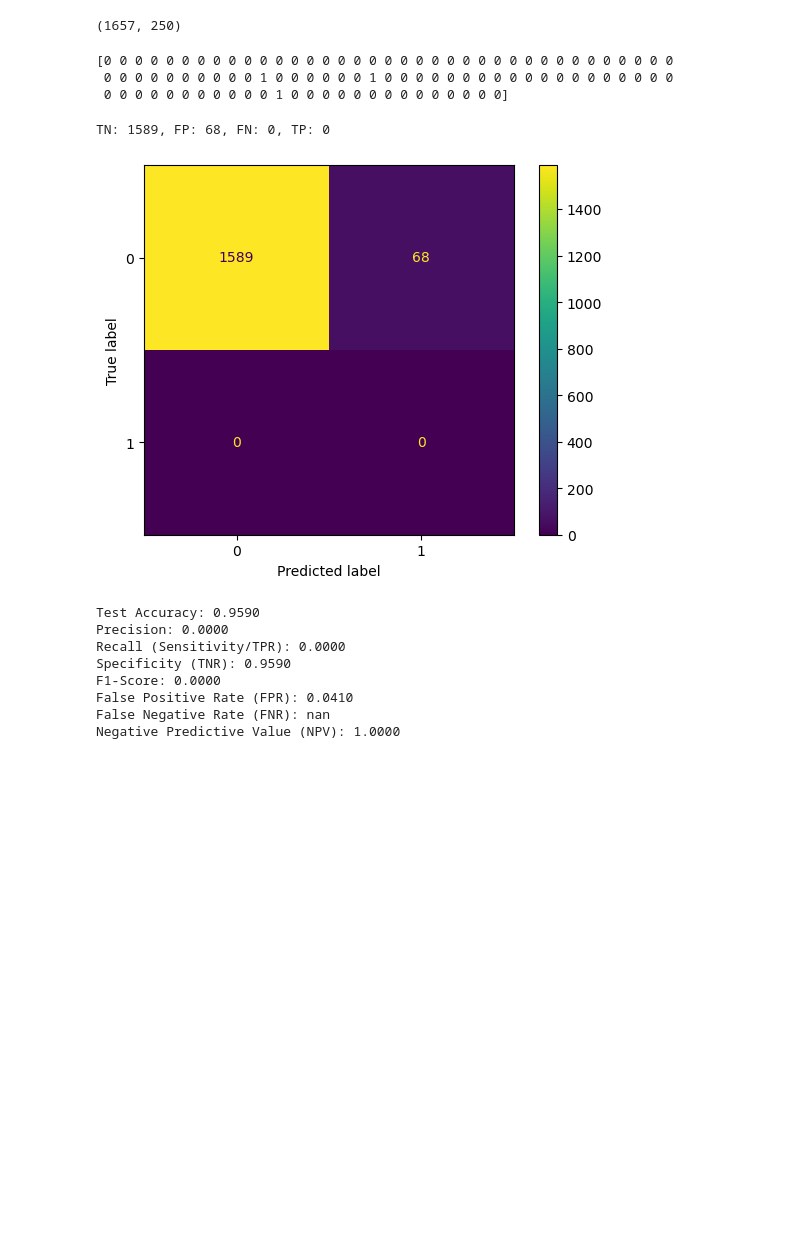
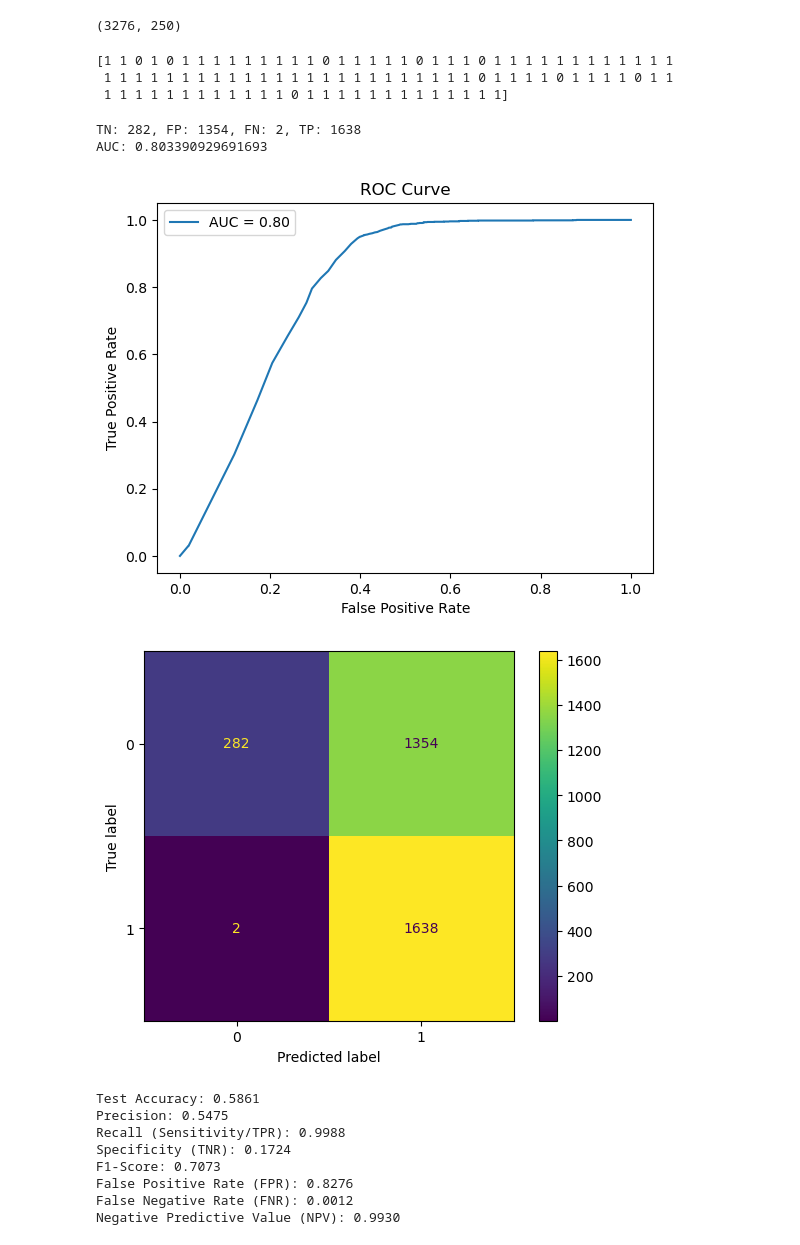
Before and after one commit to Tapiwamaz/HonoursResearch, a Jupyter notebook: Notebooks/Evaluations.ipynb, the cells around one changed output. Drawn from its saved outputs; the diff is of its cells as text; code cells hidden in the pictures; blank space fills up the shorter version.

```diff
--- a/Notebooks/Evaluations.ipynb
+++ b/Notebooks/Evaluations.ipynb
@@ -2,4 +2,4 @@
 import tensorflow as tf
 import numpy as np
 
-encoder = tf.keras.models.load_model("../Models/encoder_250_dropout_wmse.keras")
+encoder = tf.keras.models.load_model("../Models/Decoder/encoder_classifier.keras")
@@ -14,6 +6,8 @@ To enable the following instructions: AVX2 FMA, in other operations, rebuild Ten
 # %%
-X = np.load("../Data/LPS/sal_rand_x.npy")
-# Y = np.load("../Data/LPS/sal-lps-150-1500(labeled)_fulltest_labels.npy")
+# X = np.load("../Data/LPS/sal_rand_x.npy")
+X = np.load("../Data/LPS/sal-lps-150-1500(labeled)_fulltest_data.npy")
+
+Y = np.load("../Data/LPS/sal-lps-150-1500(labeled)_fulltest_labels.npy")
 # X = np.load("../Data/LPS/sal-lps-150-1500(labeled)_data.npy")
 # Y = np.load("../Data/LPS/sal-lps-150-1500(labeled)_labels.npy")
 X = encoder.predict(X)
@@ -25,20 +17,20 @@ del encoder
 # %%
 print(X.shape)
-classifier = tf.keras.models.load_model("../Models/classifier_250_wmse.keras")
+classifier = tf.keras.models.load_model("../Models/Decoder/classifier.keras")
 y_pred_probs = classifier(X)
 y_pred = np.argmax(y_pred_probs,axis=1)
 # %% [output]
-(1657, 250)
+(3276, 250)
 # %%
 print(y_pred[100:200])
 # %% [output]
-[0 0 0 0 0 0 0 0 0 0 0 0 0 0 0 0 0 0 0 0 0 0 0 0 0 0 0 0 0 0 0 0 0 0 0 0 0
- 0 0 0 0 0 0 0 0 0 0 1 0 0 0 0 0 0 1 0 0 0 0 0 0 0 0 0 0 0 0 0 0 0 0 0 0 0
- 0 0 0 0 0 0 0 0 0 0 0 1 0 0 0 0 0 0 0 0 0 0 0 0 0 0]
+[1 1 0 1 0 1 1 1 1 1 1 1 1 1 0 1 1 1 1 1 0 1 1 1 0 1 1 1 1 1 1 1 1 1 1 1 1
+ 1 1 1 1 1 1 1 1 1 1 1 1 1 1 1 1 1 1 1 1 1 1 1 1 0 1 1 1 1 0 1 1 1 1 0 1 1
+ 1 1 1 1 1 1 1 1 1 1 1 1 0 1 1 1 1 1 1 1 1 1 1 1 1 1]
 # %%
 from sklearn.metrics import confusion_matrix, roc_auc_score, roc_curve, ConfusionMatrixDisplay,precision_score,recall_score,f1_score
 import matplotlib.pyplot as plt
-Y = np.zeros(len(X))
+# Y = np.zeros(len(X))
 
 cm = confusion_matrix(Y, y_pred)
 tn, fp, fn, tp = cm.ravel()
@@ -54,40 +46,42 @@ if len(np.unique(Y)) == 2:
     plt.ylabel('True Positive Rate')
     plt.title('ROC Curve')
     plt.legend()
     plt.show()
 
 # Confusion matrix plot
 disp = ConfusionMatrixDisplay(confusion_matrix=cm)
 disp.plot()
 plt.show()
 # print(f'Test loss: {loss}')
 accuracy = np.mean(y_pred == Y)
 print(f'Test Accuracy: {accuracy:.4f}')
 
 precision = precision_score(Y, y_pred)
 recall = recall_score(Y, y_pred)
 f1 = f1_score(Y, y_pred)
 specificity = tn / (tn + fp)
 false_positive_rate = fp / (fp + tn)
 false_negative_rate = fn / (fn + tp)
 true_positive_rate = tp / (tp + fn)  # Same as recall/sensitivity
 negative_predictive_value = tn / (tn + fn)
 
 print(f'Precision: {precision:.4f}')
 print(f'Recall (Sensitivity/TPR): {recall:.4f}')
 print(f'Specificity (TNR): {specificity:.4f}')
 print(f'F1-Score: {f1:.4f}')
 print(f'False Positive Rate (FPR): {false_positive_rate:.4f}')
 print(f'False Negative Rate (FNR): {false_negative_rate:.4f}')
 print(f'Negative Predictive Value (NPV): {negative_predictive_value:.4f}')
 # %% [output]
-TN: 1589, FP: 68, FN: 0, TP: 0
+TN: 282, FP: 1354, FN: 2, TP: 1638
+AUC: 0.803390929691693
-[figure, old version]
+[figure, new version]
+[figure, added]
-Test Accuracy: 0.9590
-Precision: 0.0000
-Recall (Sensitivity/TPR): 0.0000
-Specificity (TNR): 0.9590
-F1-Score: 0.0000
-False Positive Rate (FPR): 0.0410
-False Negative Rate (FNR): nan
-Negative Predictive Value (NPV): 1.0000
+Test Accuracy: 0.5861
+Precision: 0.5475
+Recall (Sensitivity/TPR): 0.9988
+Specificity (TNR): 0.1724
+F1-Score: 0.7073
+False Positive Rate (FPR): 0.8276
+False Negative Rate (FNR): 0.0012
+Negative Predictive Value (NPV): 0.9930
```
Also changed, not shown: parts of 2 cells of this notebook, 1 other file.
